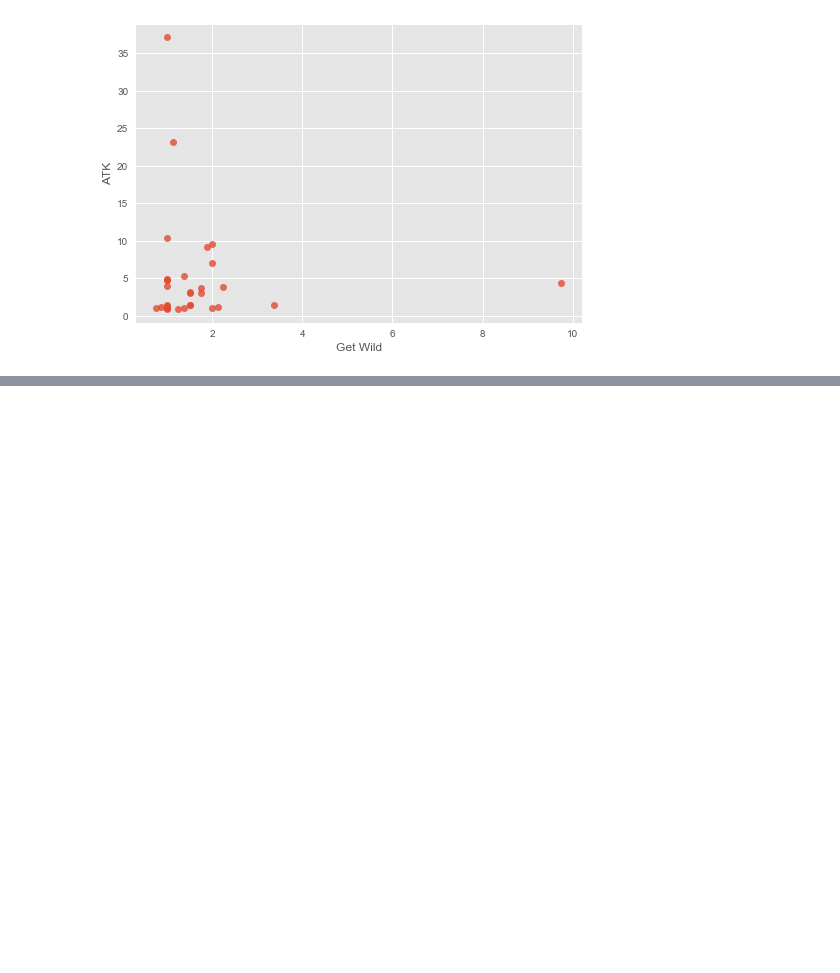
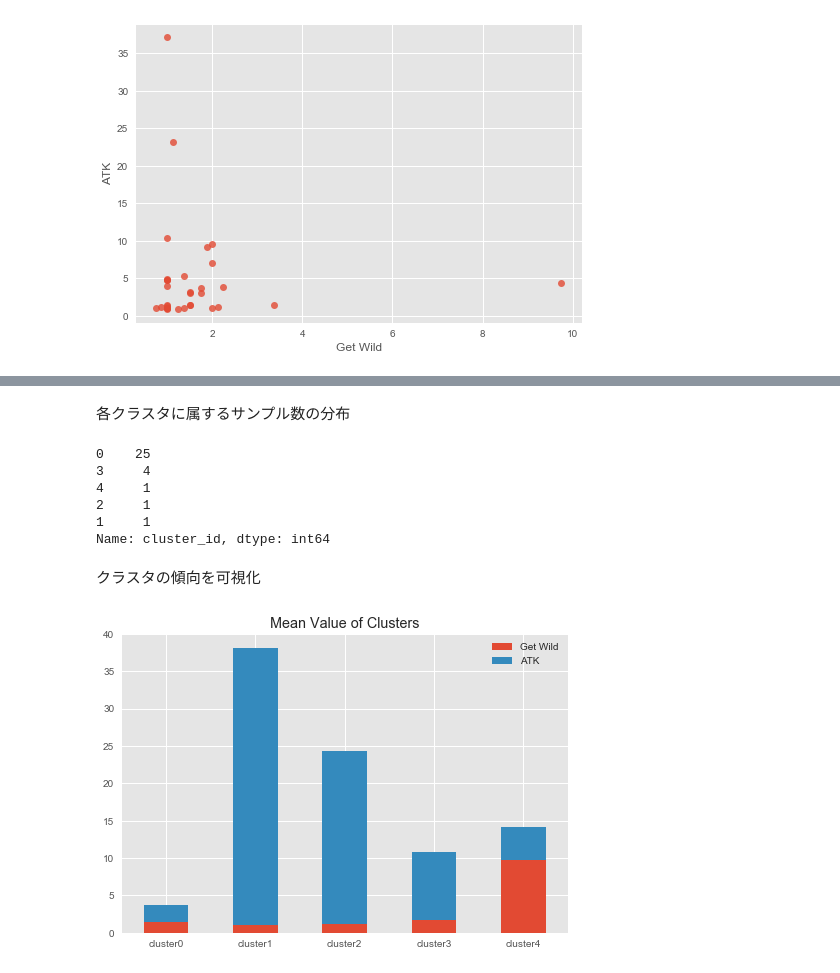
Before and after one commit to karaage0703/get-wild-and-analysis, a Jupyter notebook: get_wild_and_analysis.ipynb, the cells around one changed output, grey strips where cells are left out. Saved outputs shown, nothing was run; the diff lists cells and outputs as text; code cells hidden in the pictures; blank space fills up the shorter version.

Commit message:
add k-means analysis result and version information

```diff
--- a/get_wild_and_analysis.ipynb
+++ b/get_wild_and_analysis.ipynb
@@ -50,0 +95,7 @@ sns.plt.show()
+# %%
+analysis_data = pd.read_csv("get_wild_mafia.csv")
+del(analysis_data['Disk'])
+del(analysis_data['No.'])
+analysis_data['Get Wild'] = analysis_data['Get Wild'] / 8
+analysis_data['ATK'] = analysis_data['ATK'] / 30
+analysis_data
@@ -50,0 +122,3 @@ sns.plt.show()
+# %%
+data_array = np.array([analysis_data['Get Wild'].tolist(), analysis_data['ATK'].tolist()], np.int32)
+data_array = data_array.T
@@ -50,0 +127,4 @@ sns.plt.show()
+# %%
+N_CLUSTER = 5
+pred = KMeans(n_clusters=N_CLUSTER).fit_predict(data_array)
+pred
@@ -50,0 +136,3 @@ sns.plt.show()
+# %%
+analysis_data['cluster_id'] = pred
+analysis_data
@@ -50,0 +157,25 @@ sns.plt.show()
+# %% [markdown]
+各クラスタに属するサンプル数の分布
+# %%
+analysis_data['cluster_id'].value_counts()
+# %% [output]
+0    25
+3     4
+4     1
+2     1
+1     1
+Name: cluster_id, dtype: int64
+# %% [markdown]
+クラスタの傾向を可視化
+# %%
+clusterinfo = pd.DataFrame()
+for i in range(N_CLUSTER):
+    clusterinfo['cluster' + str(i)] = analysis_data[analysis_data['cluster_id'] == i].mean()
+clusterinfo = clusterinfo.drop('cluster_id')
+
+my_plot = clusterinfo.T.plot(kind='bar', stacked=True, title="Mean Value of Clusters")
+my_plot.set_xticklabels(my_plot.xaxis.get_majorticklabels(), rotation=0)
+
+sns.plt.show()
+# %% [output]
+[figure, added]
```
Also changed, not shown: parts of 14 cells of this notebook.
